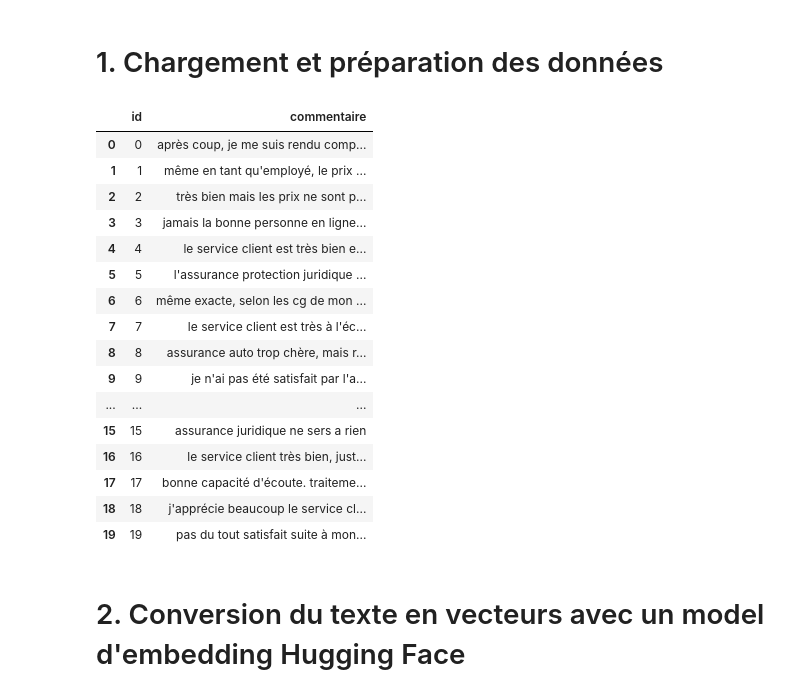
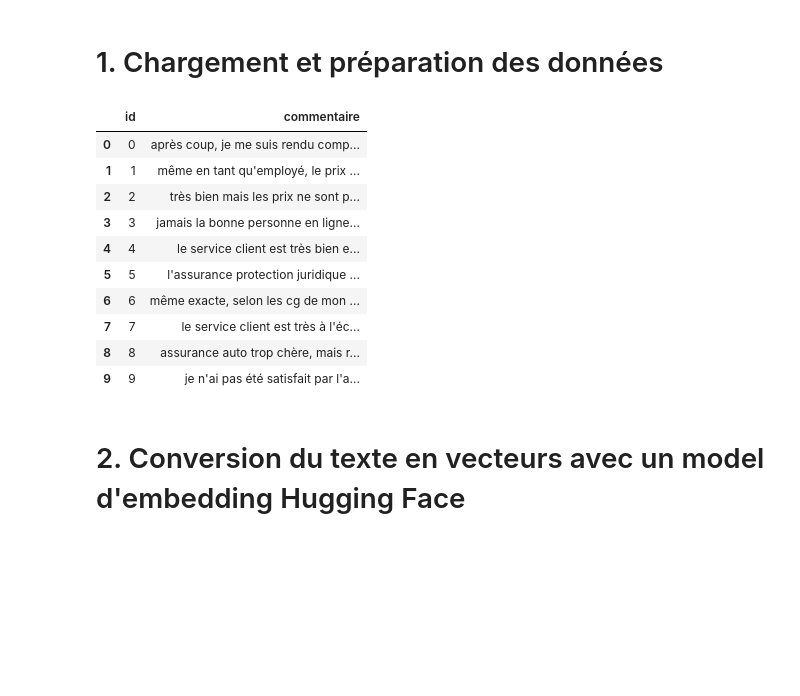
Before and after one commit to Kent-aquereburu/isup_ai, a Jupyter notebook: tuto-clustering.ipynb, the cells around one changed output. Cells and saved outputs as stored; diff of their text form; code cells hidden in the pictures; blank space fills up the shorter version.

```diff
--- a/tuto-clustering.ipynb
+++ b/tuto-clustering.ipynb
@@ -33,25 +33,19 @@ verbatims_df = load_data(file_path="data/verbatims_nps_C0.csv")
 # %%
 pd.set_option("display.max_colwidth", None)
 
-verbatims_df.head(20)
+verbatims_df.head(10)
 # %% [output]
 |  | id | commentaire |
 | 0 | 0 | après coup, je me suis rendu comp... |
 | 1 | 1 | même en tant qu'employé, le prix ... |
 | 2 | 2 | très bien mais les prix ne sont p... |
 | 3 | 3 | jamais la bonne personne en ligne... |
 | 4 | 4 | le service client est très bien e... |
 | 5 | 5 | l'assurance protection juridique ... |
 | 6 | 6 | même exacte, selon les cg de mon ... |
 | 7 | 7 | le service client est très à l'éc... |
 | 8 | 8 | assurance auto trop chère, mais r... |
 | 9 | 9 | je n'ai pas été satisfait par l'a... |
-| ... | ... | ... |
-| 15 | 15 | assurance juridique ne sers a rien |
-| 16 | 16 | le service client très bien, just... |
-| 17 | 17 | bonne capacité d'écoute. traiteme... |
-| 18 | 18 | j'apprécie beaucoup le service cl... |
-| 19 | 19 | pas du tout satisfait suite à mon... |
 # %% [markdown]
 # 2. Conversion du texte en vecteurs avec un model d'embedding Hugging Face
 # %% [markdown]
```
Also changed, not shown: parts of 8 cells of this notebook, 2 other files.
